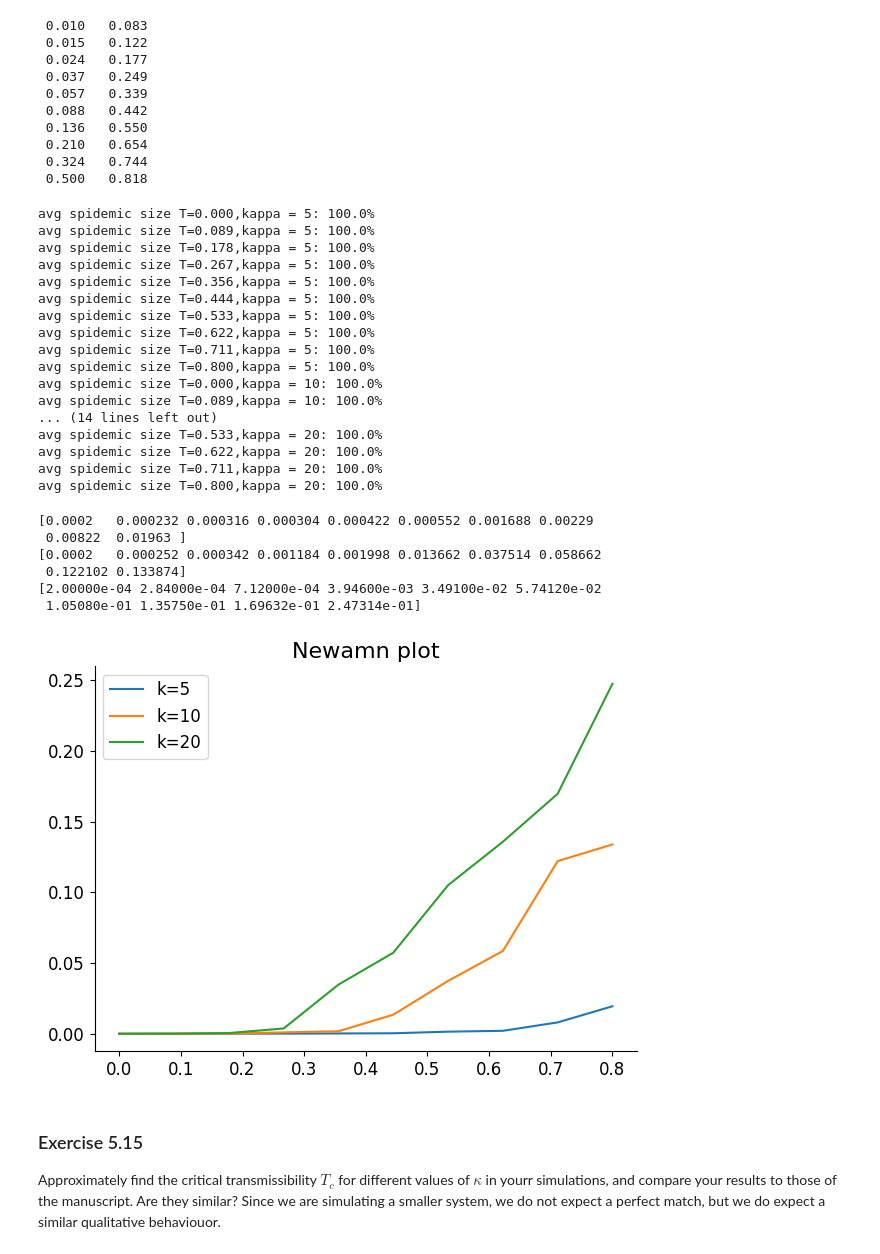
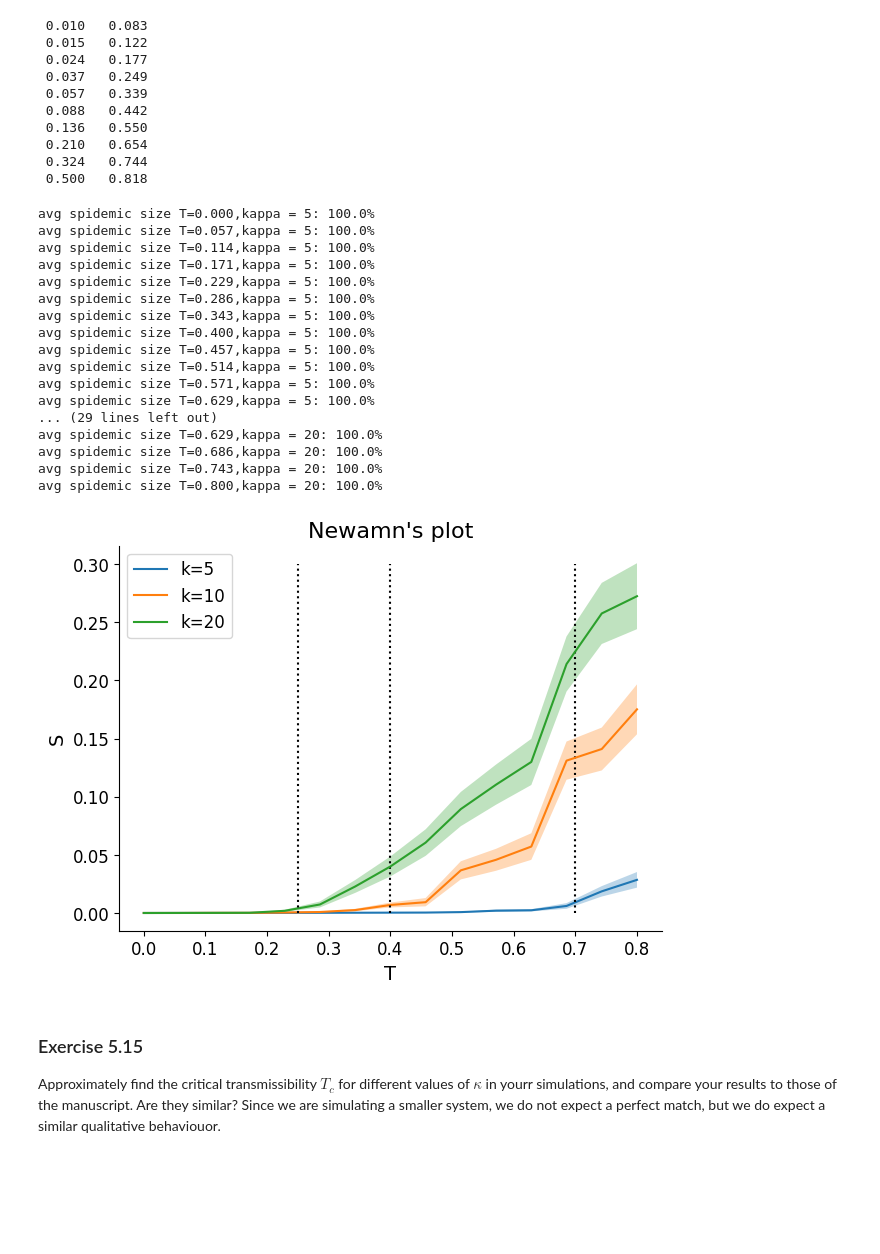
Before and after one commit to SwgAnno/stat-mech-python-course, a Jupyter notebook: notebooks/5-SIR-Model-Annoni.ipynb, the cells around one changed output. Cells and saved outputs as stored; diff of their text form; code cells hidden in the pictures; blank space fills up the shorter version.

```diff
--- a/notebooks/5-SIR-Model-Annoni.ipynb
+++ b/notebooks/5-SIR-Model-Annoni.ipynb
@@ -964,7 +1042,7 @@ class SIRonGraph:
         Return 3 array respectively with the S, I R history
         """
 
-        return self.history[0:N:3], self.history[1:N:3], self.history[2:N:3]
+        return self.history[0::3], self.history[1::3], self.history[2::3]
 
 
     # add the new method
@@ -1107,7 +1185,7 @@ class SIRonGraph:
         Return 3 array respectively with the S, I R history
         """
 
-        return self.history[0:N:3], self.history[1:N:3], self.history[2:N:3]
+        return self.history[0::3], self.history[1::3], self.history[2::3]
 
     def get_transmissibility(self):
         return (1- self.gamma)/(self.gamma/self.beta +1- self.gamma)
@@ -1266,61 +1344,69 @@ def compute_avg_epidemic_size( T = 1,kappa = 20, sample = 100):
         data[i] = model.get_epidemic_size()
     print(prog_str.format(1))
 
-    return data.mean()/ default_N
+    return data.mean()/ default_N , data.std()/ default_N
 # %%
 # iterate over parameter ranges
 # and store results in lists, arrays or dicts
 
 k_vec = [5,10,20]
 
-T_vec = np.linspace(0,.8,10)
+T_vec = np.linspace(0,.8,15)
 data = np.empty( (len(k_vec), len(T_vec)))
+data_std = np.empty( (len(k_vec), len(T_vec)))
 
 for i, k in enumerate(k_vec):
     for j, T in enumerate(T_vec):
-        data[i,j] = compute_avg_epidemic_size(T = T, kappa= k)
+        data[i,j], data_std[i,j] = compute_avg_epidemic_size(T = T, kappa= k, sample = 100)
 # %% [output]
 avg spidemic size T=0.000,kappa = 5: 100.0%
-avg spidemic size T=0.089,kappa = 5: 100.0%
-avg spidemic size T=0.178,kappa = 5: 100.0%
-avg spidemic size T=0.267,kappa = 5: 100.0%
-avg spidemic size T=0.356,kappa = 5: 100.0%
-avg spidemic size T=0.444,kappa = 5: 100.0%
-avg spidemic size T=0.533,kappa = 5: 100.0%
-avg spidemic size T=0.622,kappa = 5: 100.0%
-avg spidemic size T=0.711,kappa = 5: 100.0%
-avg spidemic size T=0.800,kappa = 5: 100.0%
-avg spidemic size T=0.000,kappa = 10: 100.0%
-avg spidemic size T=0.089,kappa = 10: 100.0%
-... (14 lines left out)
-avg spidemic size T=0.533,kappa = 20: 100.0%
-avg spidemic size T=0.622,kappa = 20: 100.0%
-avg spidemic size T=0.711,kappa = 20: 100.0%
+avg spidemic size T=0.057,kappa = 5: 100.0%
+avg spidemic size T=0.114,kappa = 5: 100.0%
+avg spidemic size T=0.171,kappa = 5: 100.0%
+avg spidemic size T=0.229,kappa = 5: 100.0%
+avg spidemic size T=0.286,kappa = 5: 100.0%
+avg spidemic size T=0.343,kappa = 5: 100.0%
+avg spidemic size T=0.400,kappa = 5: 100.0%
+avg spidemic size T=0.457,kappa = 5: 100.0%
+avg spidemic size T=0.514,kappa = 5: 100.0%
+avg spidemic size T=0.571,kappa = 5: 100.0%
+avg spidemic size T=0.629,kappa = 5: 100.0%
+... (29 lines left out)
+avg spidemic size T=0.629,kappa = 20: 100.0%
+avg spidemic size T=0.686,kappa = 20: 100.0%
+avg spidemic size T=0.743,kappa = 20: 100.0%
 avg spidemic size T=0.800,kappa = 20: 100.0%
 # %%
 # plot results, approximately reproducing Figure 1 in the MS
 # if you get a plot that qualitatively reproduces the main features of Figure 1,
 # then that is good enough!
 # It is very difficult to exactly match Newman's results (he used 100.000 nodes and 10.000 simulations per point)
 
 fig,ax = plt.subplots(1,1, figsize =(7,5))
 
+#+- mean std_dev
+data_upper = data + data_std/10
+data_lower = data - data_std/10
 
-ax.set_title("Newamn plot")
+# DIY extrapolation
+t_crit = [.7,.4,.25]
+
+#print(data_std)
+
+
+ax.set_title("Newamn's plot")
+ax.set_xlabel("T")
+ax.set_ylabel("S")
 for i in range(data.shape[0]):
-    print(data[i])
+    #print(data[i])
     ax.plot(T_vec,data[i], label = "k={}".format(k_vec[i]))
+    ax.fill_between(T_vec, data_lower[i], data_upper[i], alpha = .3)
+    ax.vlines(t_crit[i], 0,.3, linestyles="dotted", color = "black")
 
 ax.legend()
 plt.show()
 # %% [output]
-[0.0002   0.000232 0.000316 0.000304 0.000422 0.000552 0.001688 0.00229
- 0.00822  0.01963 ]
-[0.0002   0.000252 0.000342 0.001184 0.001998 0.013662 0.037514 0.058662
- 0.122102 0.133874]
-[2.00000e-04 2.84000e-04 7.12000e-04 3.94600e-03 3.49100e-02 5.74120e-02
- 1.05080e-01 1.35750e-01 1.69632e-01 2.47314e-01]
-[figure, old version]
+[figure, new version]
 # %% [markdown]
 ### Exercise 5.15
 Approximately find the critical transmissibility $T_c$ for different values of $\kappa$ in yourr simulations, and compare your results to those of the manuscript. Are they similar? Since we are simulating a smaller system, we do not expect a perfect match, but we do expect a similar qualitative behaviouor.
```
Also changed, not shown: parts of 24 cells of this notebook.
